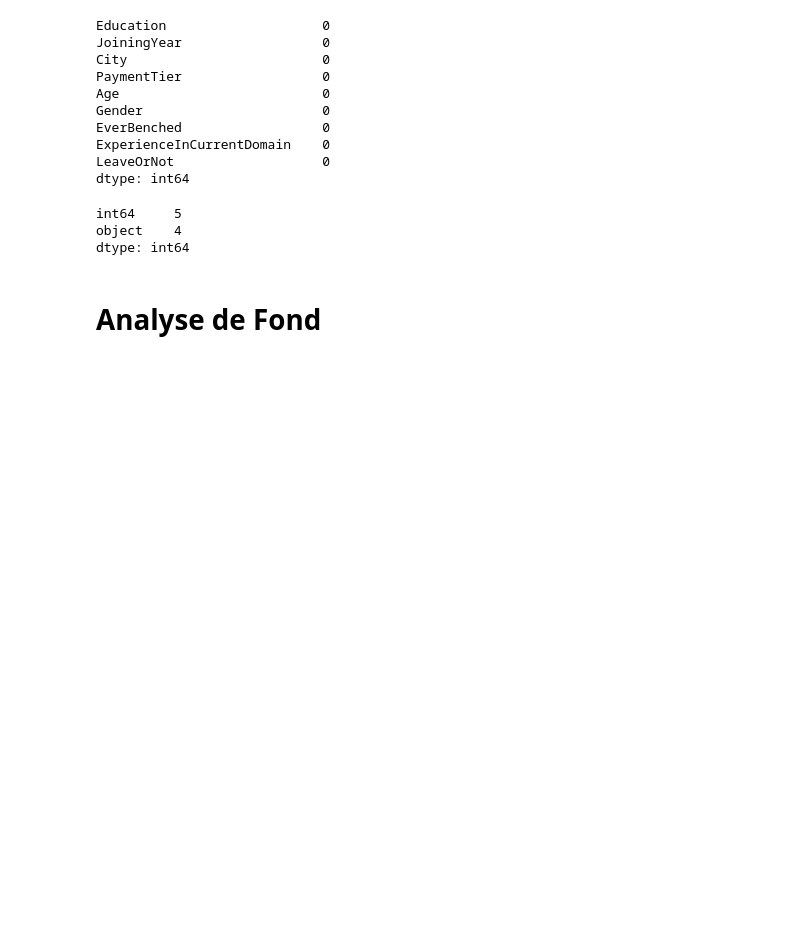
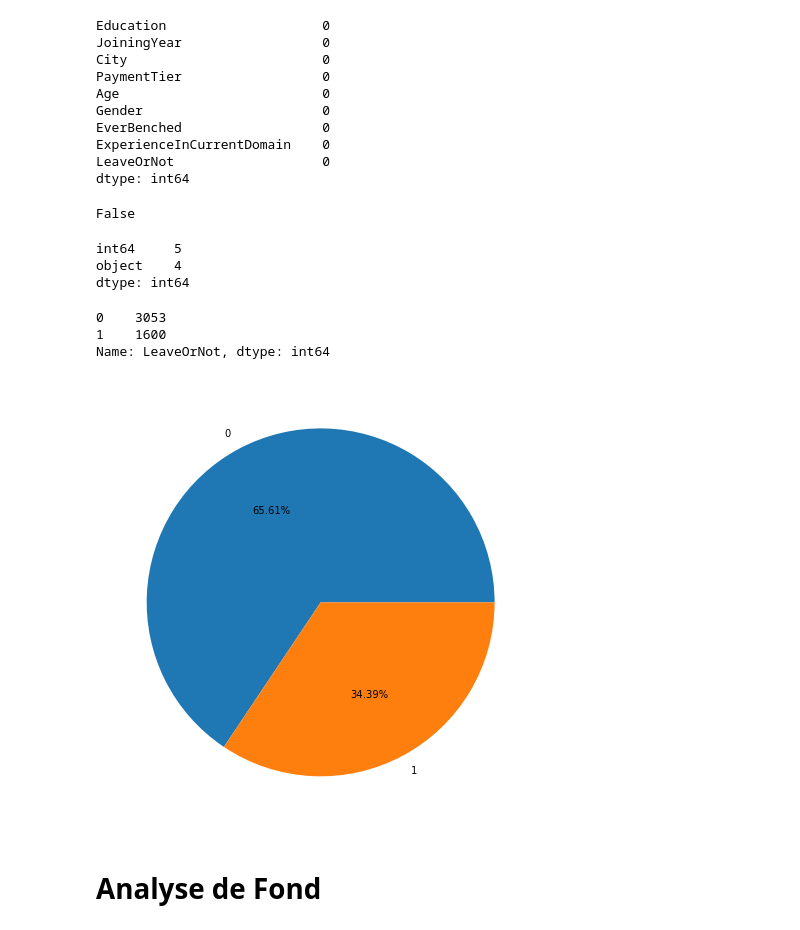
Before and after one commit to BouchetaYoucef/Projet_Employees, a Jupyter notebook: Projet_Employees_EDA.ipynb, the cells around one changed output. Saved outputs shown, nothing was run; the diff lists cells and outputs as text; code cells hidden in the pictures; blank space fills up the shorter version.

```diff
--- a/Projet_Employees_EDA.ipynb
+++ b/Projet_Employees_EDA.ipynb
@@ -70,6 +108,10 @@ EverBenched                  0
 ExperienceInCurrentDomain    0
 LeaveOrNot                   0
 dtype: int64
+# %%
+df.isnull().values.any()
+# %% [output]
+False
 # %%
 # nous compte le type de valeur (float, object)
 df.dtypes.value_counts()
@@ -77,6 +119,19 @@ df.dtypes.value_counts()
 int64     5
 object    4
 dtype: int64
+# %%
+df['LeaveOrNot'].value_counts()
+# %% [output]
+0    3053
+1    1600
+Name: LeaveOrNot, dtype: int64
+# %%
+df_value = df['LeaveOrNot'].value_counts()
+plt.figure(figsize=(8,8))
+plt.pie(df_value,autopct='%1.2f%%',labels=df_value.index)
+plt.show()
+# %% [output]
+[figure, added]
 # %% [markdown]
 # Analyse de Fond
 # %%
```
Also changed, not shown: parts of 34 cells of this notebook, 7 other files.
